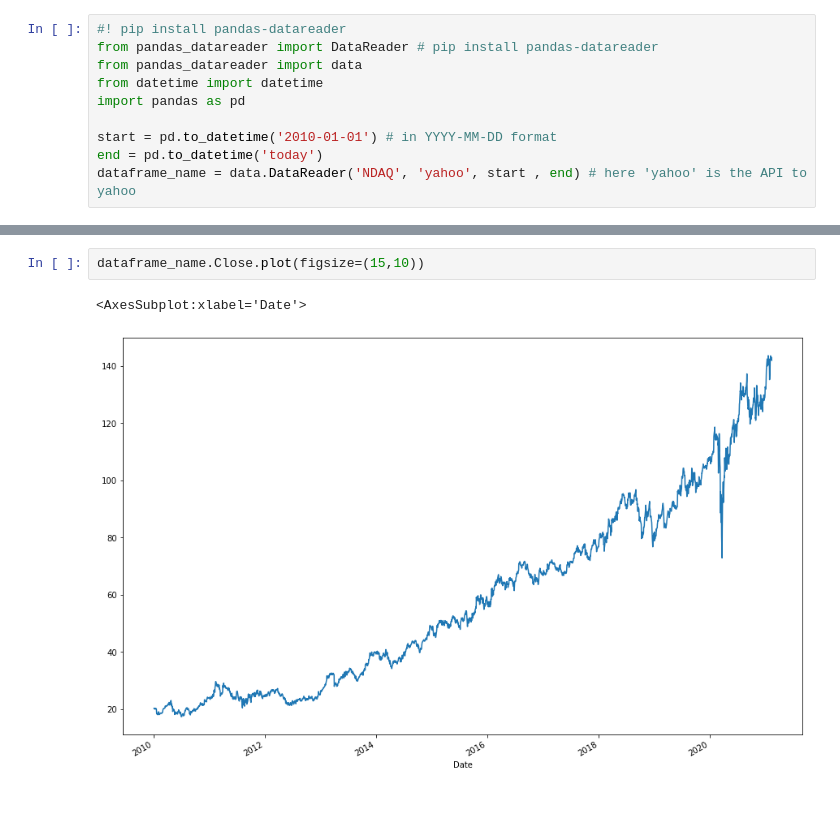
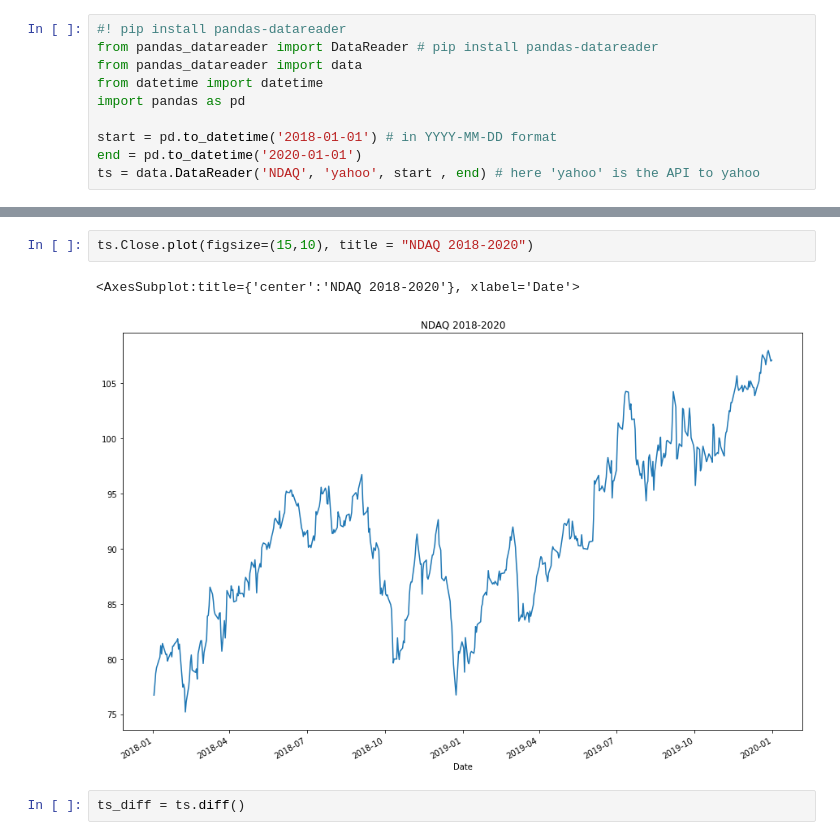
Before and after one commit to cian-moynagh/Group-40-Sweng, a Jupyter notebook: Time Series Analysis.ipynb, the cells around one changed output, grey strips where cells are left out. Drawn from its saved outputs; the diff is of its cells as text; blank space fills up the shorter version.

```diff
--- a/Time Series Analysis.ipynb
+++ b/Time Series Analysis.ipynb
@@ -5,7 +5,7 @@ from pandas_datareader import data
 from datetime import datetime
 import pandas as pd
 
-start = pd.to_datetime('2010-01-01') # in YYYY-MM-DD format
-end = pd.to_datetime('today')
-dataframe_name = data.DataReader('NDAQ', 'yahoo', start , end) # here 'yahoo' is the API to yahoo
+start = pd.to_datetime('2018-01-01') # in YYYY-MM-DD format
+end = pd.to_datetime('2020-01-01')
+ts = data.DataReader('NDAQ', 'yahoo', start , end) # here 'yahoo' is the API to yahoo
 # %%
@@ -19,7 +19,9 @@ Volume       487800.000000
 Adj Close        86.483864
 Name: 2019-04-04 00:00:00, dtype: float64
 # %%
-dataframe_name.Close.plot(figsize=(15,10))
+ts.Close.plot(figsize=(15,10), title = "NDAQ 2018-2020")
 # %% [output]
-<AxesSubplot:xlabel='Date'>
+<AxesSubplot:title={'center':'NDAQ 2018-2020'}, xlabel='Date'>
-[figure, old version]
+[figure, new version]
+# %%
+ts_diff = ts.diff()
```
Also changed, not shown: parts of 2 cells of this notebook.
